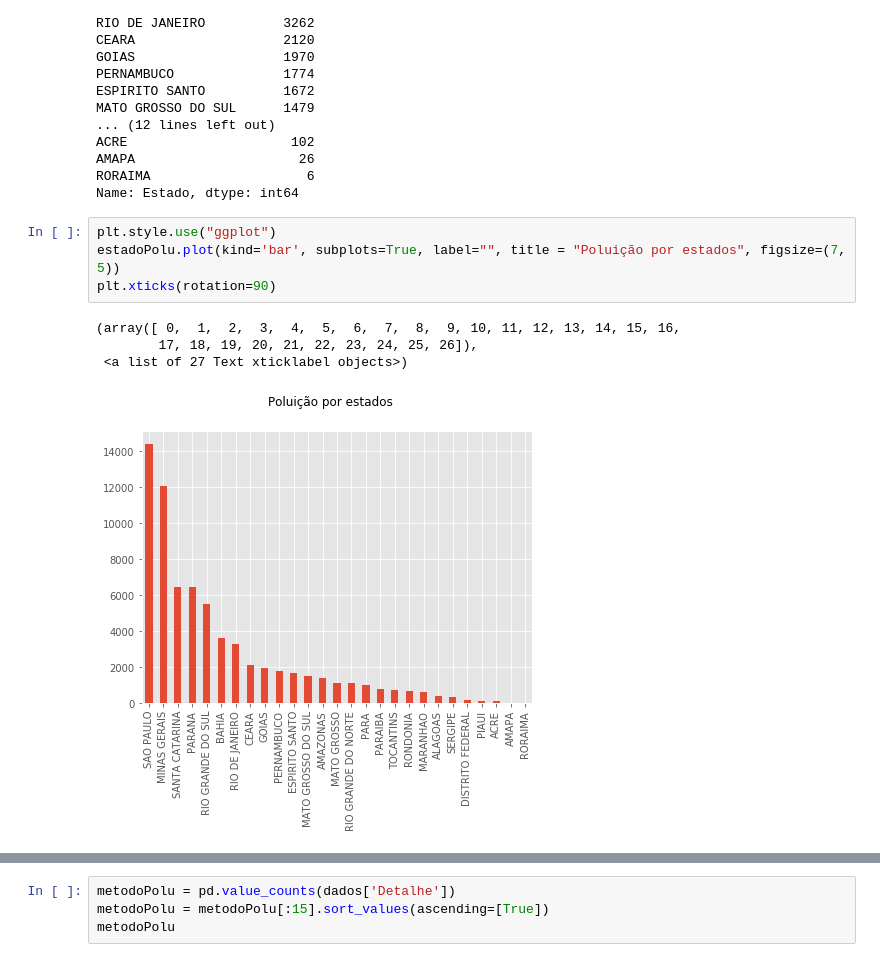
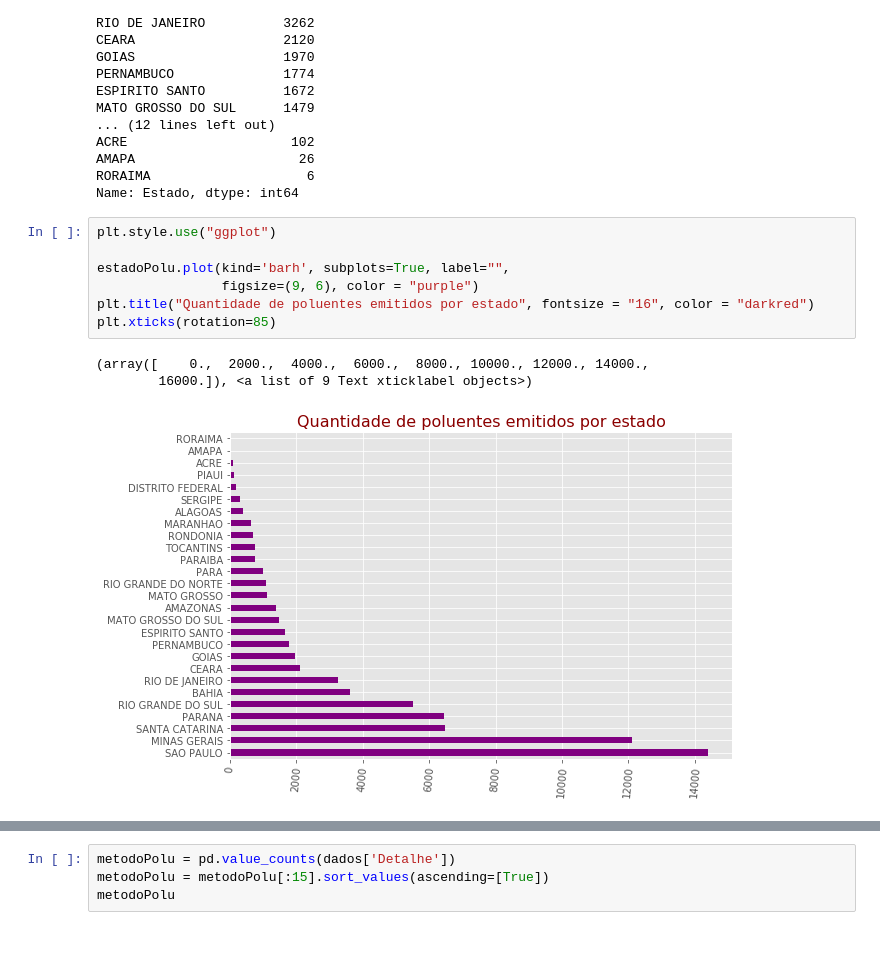
Before and after one commit to lrsonnewend/Emissao-Poluentes, a Jupyter notebook: analise_poluentes.ipynb, the cells around one changed output, grey strips where cells are left out. Cells and saved outputs as stored; diff of their text form.

Commit message:
update graphs years

```diff
--- a/analise_poluentes.ipynb
+++ b/analise_poluentes.ipynb
@@ -46,10 +53,12 @@ RORAIMA                    6
 Name: Estado, dtype: int64
 # %%
 plt.style.use("ggplot")
-estadoPolu.plot(kind='bar', subplots=True, label="", title = "Poluição por estados", figsize=(7, 5))
-plt.xticks(rotation=90)
+
+estadoPolu.plot(kind='barh', subplots=True, label="",
+                figsize=(9, 6), color = "purple")
+plt.title("Quantidade de poluentes emitidos por estado", fontsize = "16", color = "darkred")
+plt.xticks(rotation=85)
 # %% [output]
-(array([ 0,  1,  2,  3,  4,  5,  6,  7,  8,  9, 10, 11, 12, 13, 14, 15, 16,
-        17, 18, 19, 20, 21, 22, 23, 24, 25, 26]),
- <a list of 27 Text xticklabel objects>)
+(array([    0.,  2000.,  4000.,  6000.,  8000., 10000., 12000., 14000.,
+        16000.]), <a list of 9 Text xticklabel objects>)
-[figure, old version]
+[figure, new version]
```
Also changed, not shown: parts of 10 cells of this notebook.
